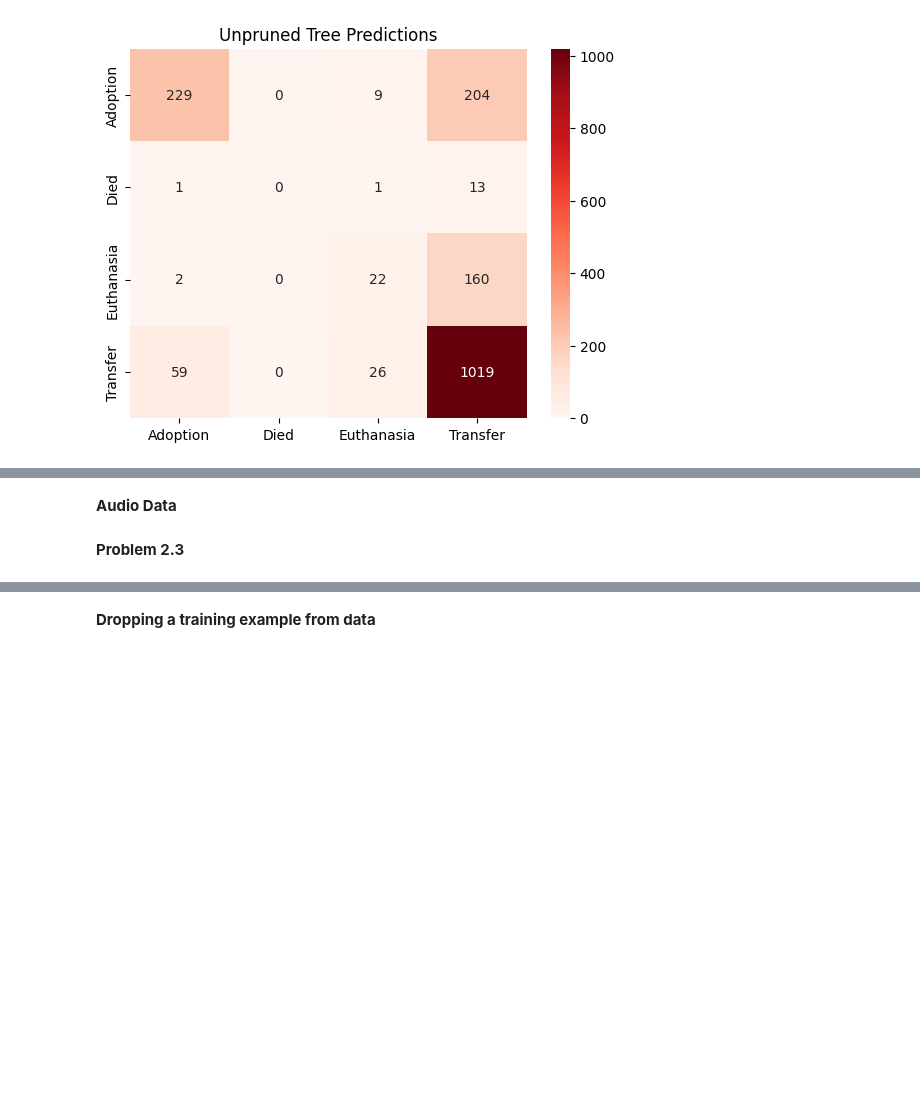
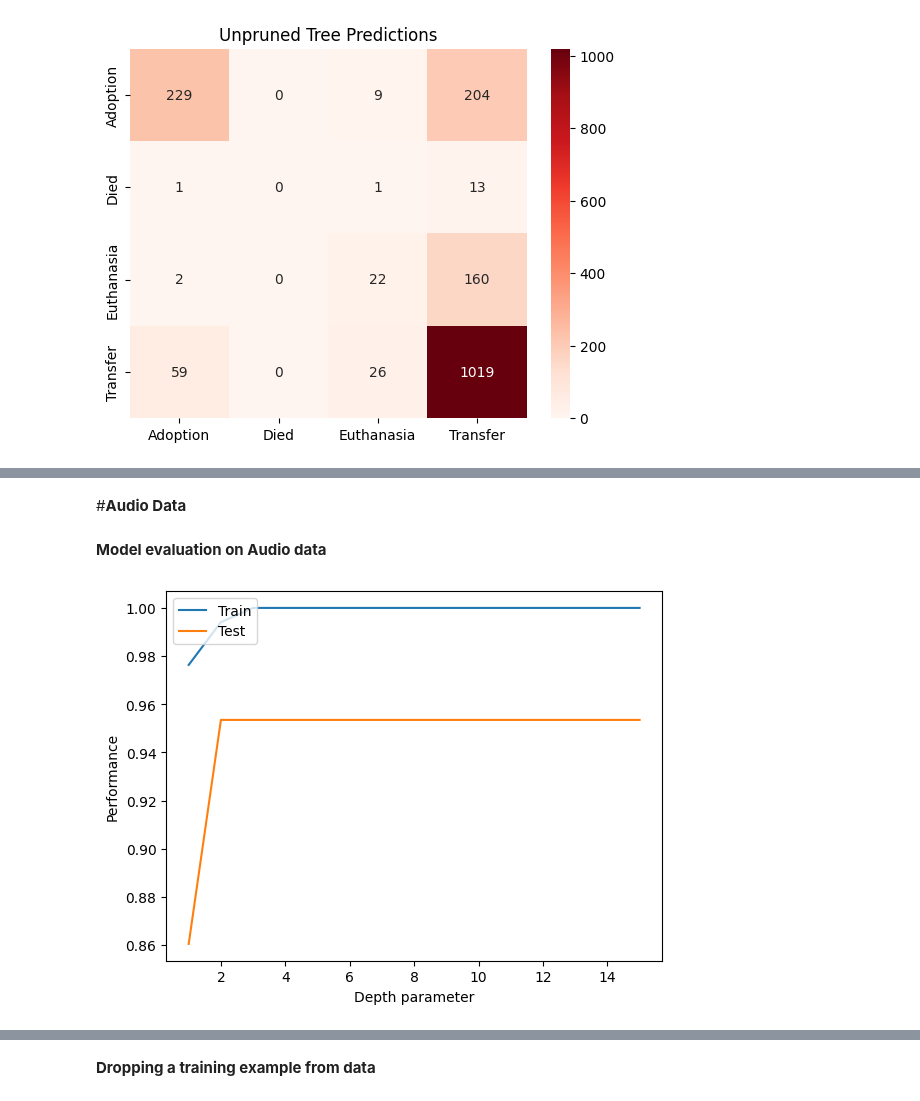
Before and after one commit to sascott9655/ADS-504-Machine-Learning, a Jupyter notebook: Sample_Code_HW_Assignment_2_1.ipynb, the cells around one changed output, grey strips where cells are left out. Drawn from its saved outputs; the diff is of its cells as text; code cells hidden in the pictures; blank space fills up the shorter version.

```diff
--- a/Sample_Code_HW_Assignment_2_1.ipynb
+++ b/Sample_Code_HW_Assignment_2_1.ipynb
@@ -272,4 +422,4 @@ large_vocab_X= X [kept_words2.index]
 # %% [markdown]
-**Audio Data**
+#**Audio Data**
 # %%
-audio_data = pd.read_csv(). # This time you should drop two columns first: filename and label
+audio_data = pd.read_csv('/content/sample_data/audio_data.csv') # This time you should drop two columns first: filename and label
@@ -278,2 +425,0 @@ audio_data = pd.read_csv(). # This time you should drop two columns first: filen
-# %% [markdown]
-**Problem 2.3**
@@ -285,0 +426,34 @@ audio_data = pd.read_csv(). # This time you should drop two columns first: filen
+# %%
+audio_data.head()
+audio_data = audio_data.drop(columns=['filename', 'label', 'Unnamed: 0'])
+# %%
+# Desing Decision tree here 80% training 20% testing
+X = audio_data.iloc[:,1:] # dont have target var in predictors
+y = audio_data['label_text']
+X_train, X_test, y_train, y_test = train_test_split(X, y, test_size=0.2,random_state=42)
+# %% [markdown]
+**Model evaluation on Audio data**
+# %%
+# Now repeat the previous analysis (design model by changing the model depth
+#from 1 to 16)
+# Plot the above graph again
+audio_train_acc = list()
+audio_test_acc = list()
+audio_trees = list()
+
+for x in range(1,16):
+  audio_tree = tree.DecisionTreeClassifier(random_state=42, max_depth=x)
+  audio_tree.fit(X_train, y_train)
+  audio_trees.append(audio_tree)
+  audio_train_pred = audio_tree.predict(X_train)
+  audio_test_pred = audio_tree.predict(X_test)
+  audio_train_acc.append(accuracy_score(y_train, audio_train_pred))
+  audio_test_acc.append(accuracy_score(y_test, audio_test_pred))
+plt.plot(range(1,16),audio_train_acc, label='Train')
+plt.plot(range(1,16),audio_test_acc, label='Test')
+plt.legend(loc='upper left')
+plt.xlabel('Depth parameter')
+plt.ylabel('Performance')
+plt.show()
+# %% [output]
+[figure, added]
```
Also changed, not shown: parts of 37 cells of this notebook.
